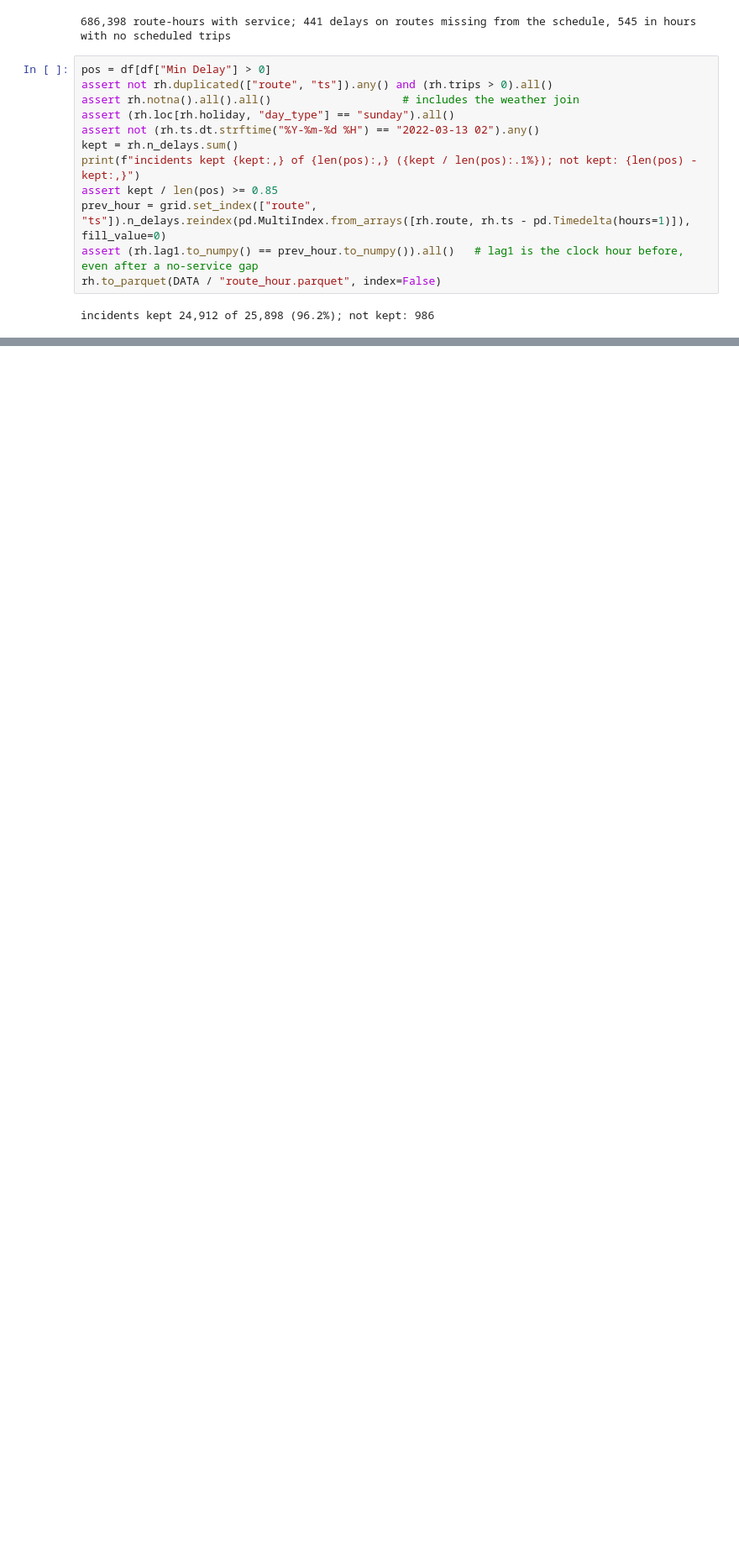
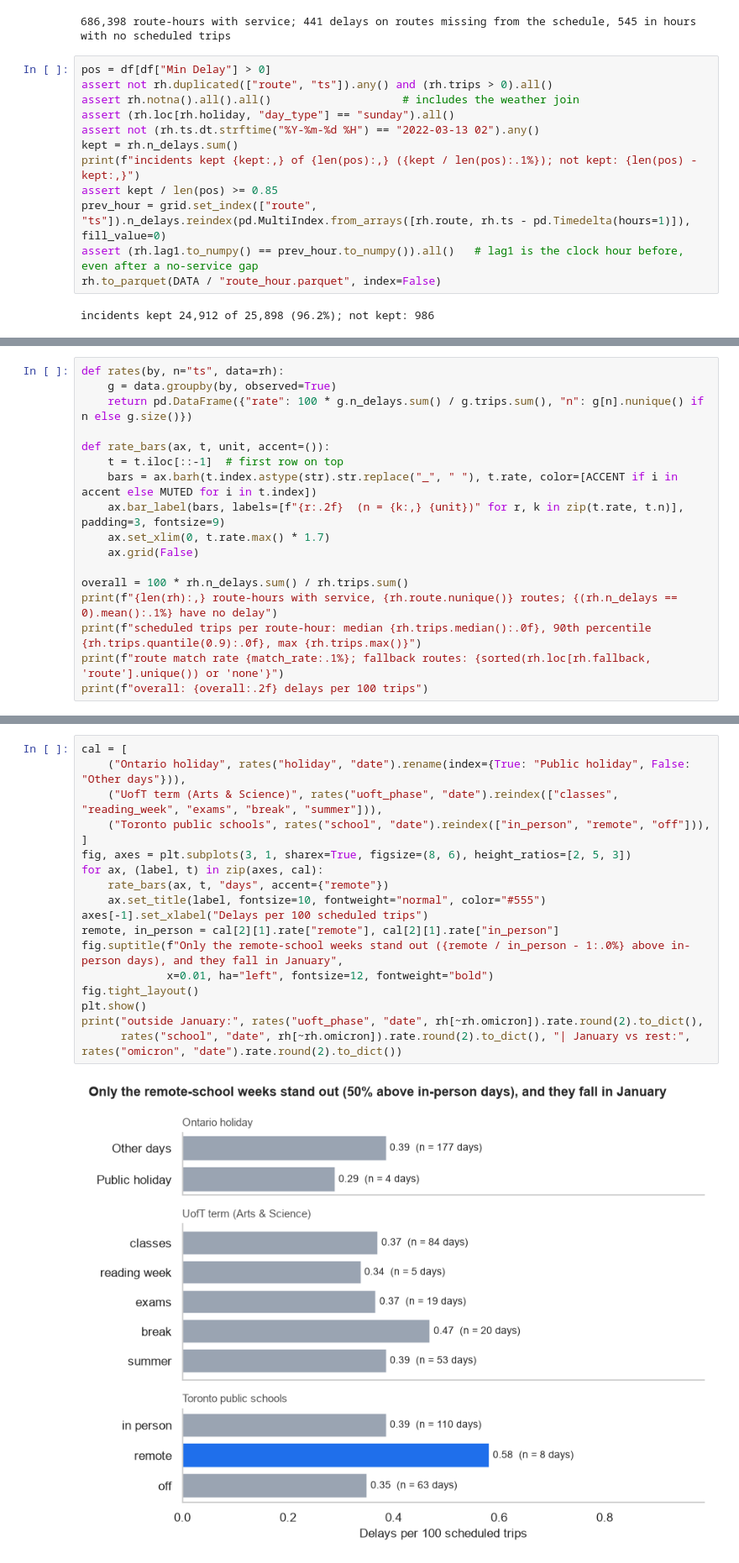
Before and after one commit to raraspradnya/actransit-reliability, a Jupyter notebook: toronto_eda.ipynb, the cells around one changed output, grey strips where cells are left out. Shown at 84% size. Saved outputs shown, nothing was run; the diff lists cells and outputs as text; blank space fills up the shorter version.

Commit message:
Explore route-hour delay rates

```diff
--- a/toronto_eda.ipynb
+++ b/toronto_eda.ipynb
@@ -362,0 +367,17 @@ incidents kept 24,912 of 25,898 (96.2%); not kept: 986
+# %%
+def rates(by, n="ts", data=rh):
+    g = data.groupby(by, observed=True)
+    return pd.DataFrame({"rate": 100 * g.n_delays.sum() / g.trips.sum(), "n": g[n].nunique() if n else g.size()})
+
+def rate_bars(ax, t, unit, accent=()):
+    t = t.iloc[::-1]  # first row on top
+    bars = ax.barh(t.index.astype(str).str.replace("_", " "), t.rate, color=[ACCENT if i in accent else MUTED for i in t.index])
+    ax.bar_label(bars, labels=[f"{r:.2f}  (n = {k:,} {unit})" for r, k in zip(t.rate, t.n)], padding=3, fontsize=9)
+    ax.set_xlim(0, t.rate.max() * 1.7)
+    ax.grid(False)
+
+overall = 100 * rh.n_delays.sum() / rh.trips.sum()
+print(f"{len(rh):,} route-hours with service, {rh.route.nunique()} routes; {(rh.n_delays == 0).mean():.1%} have no delay")
+print(f"scheduled trips per route-hour: median {rh.trips.median():.0f}, 90th percentile {rh.trips.quantile(0.9):.0f}, max {rh.trips.max()}")
+print(f"route match rate {match_rate:.1%}; fallback routes: {sorted(rh.loc[rh.fallback, 'route'].unique()) or 'none'}")
+print(f"overall: {overall:.2f} delays per 100 trips")
@@ -362,0 +393,20 @@ incidents kept 24,912 of 25,898 (96.2%); not kept: 986
+# %%
+cal = [
+    ("Ontario holiday", rates("holiday", "date").rename(index={True: "Public holiday", False: "Other days"})),
+    ("UofT term (Arts & Science)", rates("uoft_phase", "date").reindex(["classes", "reading_week", "exams", "break", "summer"])),
+    ("Toronto public schools", rates("school", "date").reindex(["in_person", "remote", "off"])),
+]
+fig, axes = plt.subplots(3, 1, sharex=True, figsize=(8, 6), height_ratios=[2, 5, 3])
+for ax, (label, t) in zip(axes, cal):
+    rate_bars(ax, t, "days", accent={"remote"})
+    ax.set_title(label, fontsize=10, fontweight="normal", color="#555")
+axes[-1].set_xlabel("Delays per 100 scheduled trips")
+remote, in_person = cal[2][1].rate["remote"], cal[2][1].rate["in_person"]
+fig.suptitle(f"Only the remote-school weeks stand out ({remote / in_person - 1:.0%} above in-person days), and they fall in January",
+             x=0.01, ha="left", fontsize=12, fontweight="bold")
+fig.tight_layout()
+plt.show()
+print("outside January:", rates("uoft_phase", "date", rh[~rh.omicron]).rate.round(2).to_dict(),
+      rates("school", "date", rh[~rh.omicron]).rate.round(2).to_dict(), "| January vs rest:", rates("omicron", "date").rate.round(2).to_dict())
+# %% [output]
+[figure, added]
```
Also changed, not shown: parts of 19 cells of this notebook.
